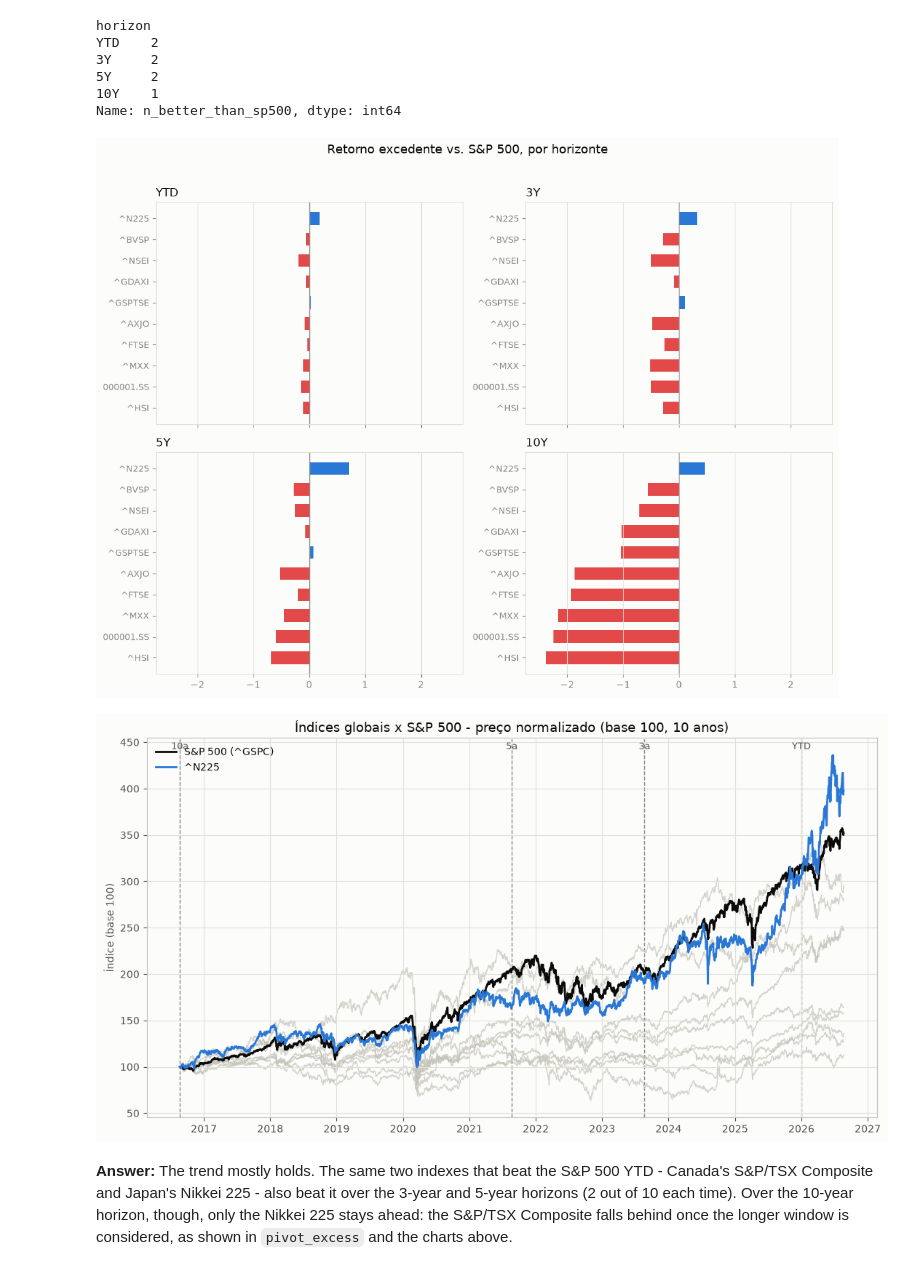
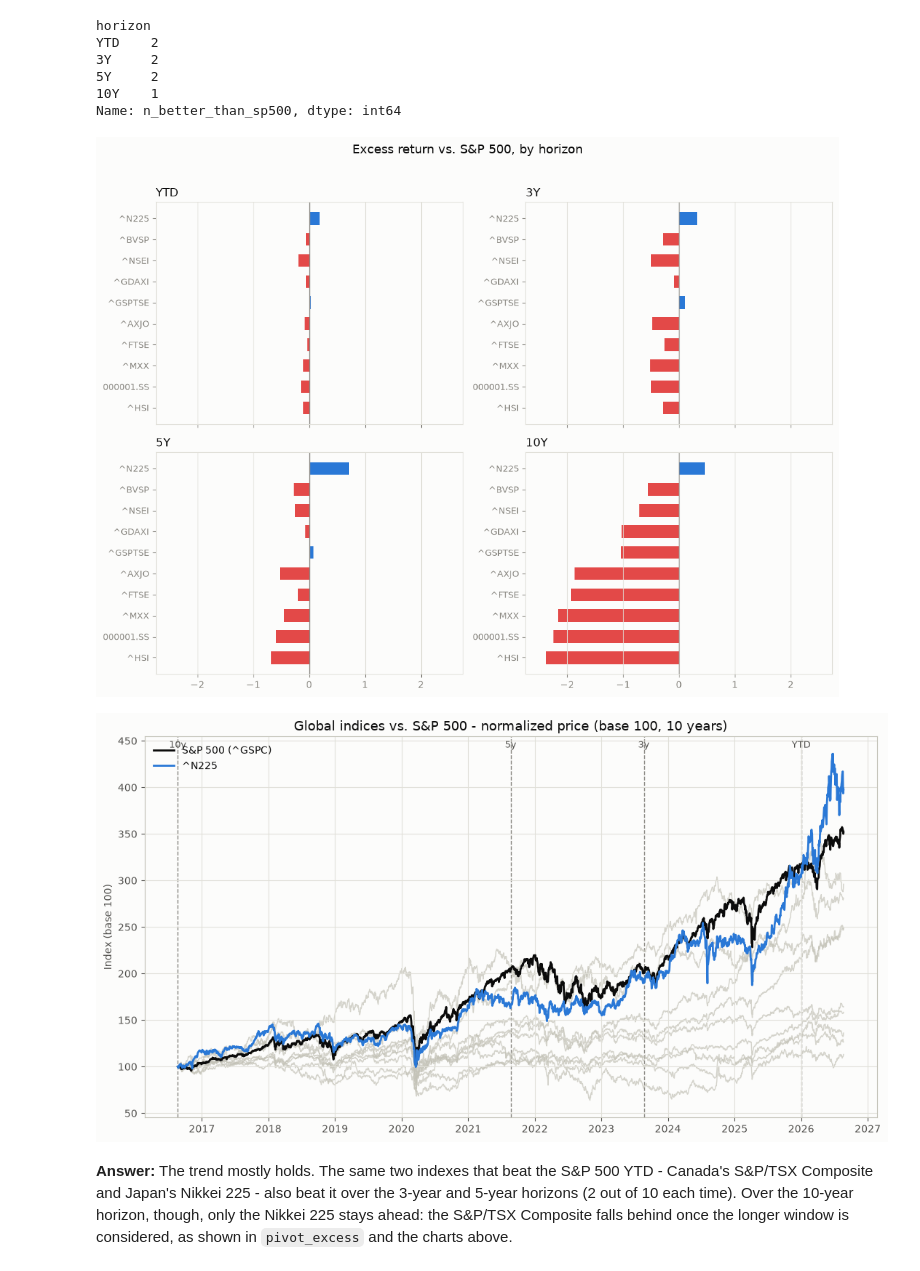
Before and after one commit to lucasofalonso/stock-markets-analytics-zoomcamp-2026, a Jupyter notebook: coursework/homeworks/module-01/homework_01.ipynb, the cells around one changed output. Saved outputs shown, nothing was run; the diff lists cells and outputs as text; code cells hidden in the pictures.

```diff
--- a/coursework/homeworks/module-01/homework_01.ipynb
+++ b/coursework/homeworks/module-01/homework_01.ipynb
@@ -167,3 +193,31 @@ close_data.head()
+# %%
+for ticker in close_data:
+    ticker_series = close_data[ticker].dropna()
+    ticker_series.index
+# %%
+def evaluate_ytd(start_date, end_date):
+    summary_rows = []
+    for ticker in close_data:
+        series = close_data[ticker].dropna()
+        matched_start_date = series.index.asof(start_date)
+        matched_end_date = series.index.asof(end_date)
+        start_close_price = series.asof(start_date)
+        end_close_price = series.asof(end_date)
+        summary_rows.append({
+            "ticker": ticker,
+            "start_date": matched_start_date,
+            "end_date": matched_end_date,
+            "start_close_price": start_close_price,
+            "end_close_price": end_close_price,
+            "ytd_return": end_close_price / start_close_price - 1
+        })
+
+    df_ytd = pd.DataFrame(summary_rows).set_index("ticker")
+
+    sp500_ytd = df_ytd.loc["^GSPC", "ytd_return"]
+    df_ytd["better_than_sp500"] = df_ytd["ytd_return"] > sp500_ytd
+
+    return df_ytd
 # %%
 def evaluate_ytd(start_date, end_date):
     summary_rows = []
@@ -267,33 +321,33 @@ Name: n_better_than_sp500, dtype: int64
 # %%
 POSITIVE, NEGATIVE, GRID, MUTED, INK, SURFACE = "#2a78d6", "#e34948", "#e1e0d9", "#898781", "#0b0b0b", "#fcfcfb"
 
 ticker_order = pivot_excess.sort_values("10Y").index
 x_max = pivot_excess.abs().max().max() * 1.15
 
 fig, axes = plt.subplots(2, 2, figsize=(11, 8), facecolor=SURFACE, sharex=True)
 axes = axes.flatten() # [ax0, ax1, ax2, ax3]
 
 for ax, horizon in zip(axes, horizon_order):
     ax.set_facecolor(SURFACE)
     # Select all excess values for all indexes, for a single horizon range
     values = pivot_excess.loc[ticker_order, horizon]
     colors = [POSITIVE if v >= 0 else NEGATIVE for v in values]
     ax.barh(range(len(ticker_order)), values, color=colors, height=0.6)
     ax.axvline(0, color=MUTED, linewidth=1)
     ax.set_yticks(range(len(ticker_order)))
     ax.set_yticklabels(ticker_order, color=INK, fontsize=9)
     ax.set_xlim(-x_max, x_max)
     ax.set_title(horizon, color=INK, fontsize=12, loc="left")
     ax.grid(True, axis="x", color=GRID, linewidth=0.8)
     for spine in ax.spines.values():
         spine.set_color(GRID)
     ax.tick_params(colors=MUTED)
 
-fig.suptitle("Retorno excedente vs. S&P 500, por horizonte", color=INK, fontsize=13, y=1.02)
+fig.suptitle("Excess return vs. S&P 500, by horizon", color=INK, fontsize=13, y=1.02)
 plt.tight_layout()
 plt.show()
 # %% [output]
-[figure, old version]
+[figure, new version]
 # %%
 winners_10y = pivot_excess[pivot_excess["10Y"] > 0].index.tolist()
 categorical = ["#2a78d6", "#eb6834", "#1baf7a", "#eda100"]
@@ -315,13 +369,13 @@ for ticker in close_data.columns:
         ax.plot(normalized.index, normalized.values, color="#c3c2b7", linewidth=1, alpha=0.7, zorder=1)
 
 y_top = ax.get_ylim()[1]
-for label, ref_date in [("10a", START_DATE), ("5a", END_DATE - pd.DateOffset(years=5)),
-                         ("3a", END_DATE - pd.DateOffset(years=3)), ("YTD", pd.Timestamp("2026-01-01"))]:
+for label, ref_date in [("10y", START_DATE), ("5y", END_DATE - pd.DateOffset(years=5)),
+                         ("3y", END_DATE - pd.DateOffset(years=3)), ("YTD", pd.Timestamp("2026-01-01"))]:
     ax.axvline(ref_date, color=MUTED, linestyle="--", linewidth=1, zorder=0)
     ax.text(ref_date, y_top * 0.99, label, color="#52514e", fontsize=9, ha="center", va="top")
 
-ax.set_title("Índices globais x S&P 500 - preço normalizado (base 100, 10 anos)", color=INK, fontsize=13)
-ax.set_ylabel("Índice (base 100)", color="#52514e")
+ax.set_title("Global indices vs. S&P 500 - normalized price (base 100, 10 years)", color=INK, fontsize=13)
+ax.set_ylabel("Index (base 100)", color="#52514e")
 ax.tick_params(colors="#52514e")
 ax.grid(True, color=GRID, linewidth=0.8)
 for spine in ax.spines.values():
@@ -331,7 +385,7 @@ ax.legend(loc="upper left", frameon=False, labelcolor=INK)
 plt.tight_layout()
 plt.show()
 # %% [output]
-[figure, old version]
+[figure, new version]
 # %% [markdown]
 **Answer:** The trend mostly holds. The same two indexes that beat the S&P 500 YTD - Canada's S&P/TSX Composite and Japan's Nikkei 225 - also beat it over the 3-year and 5-year horizons (2 out of 10 each time). Over the 10-year horizon, though, only the Nikkei 225 stays ahead: the S&P/TSX Composite falls behind once the longer window is considered, as shown in `pivot_excess` and the charts above.
 # %% [markdown]
```
Also changed, not shown: parts of 52 cells of this notebook.
